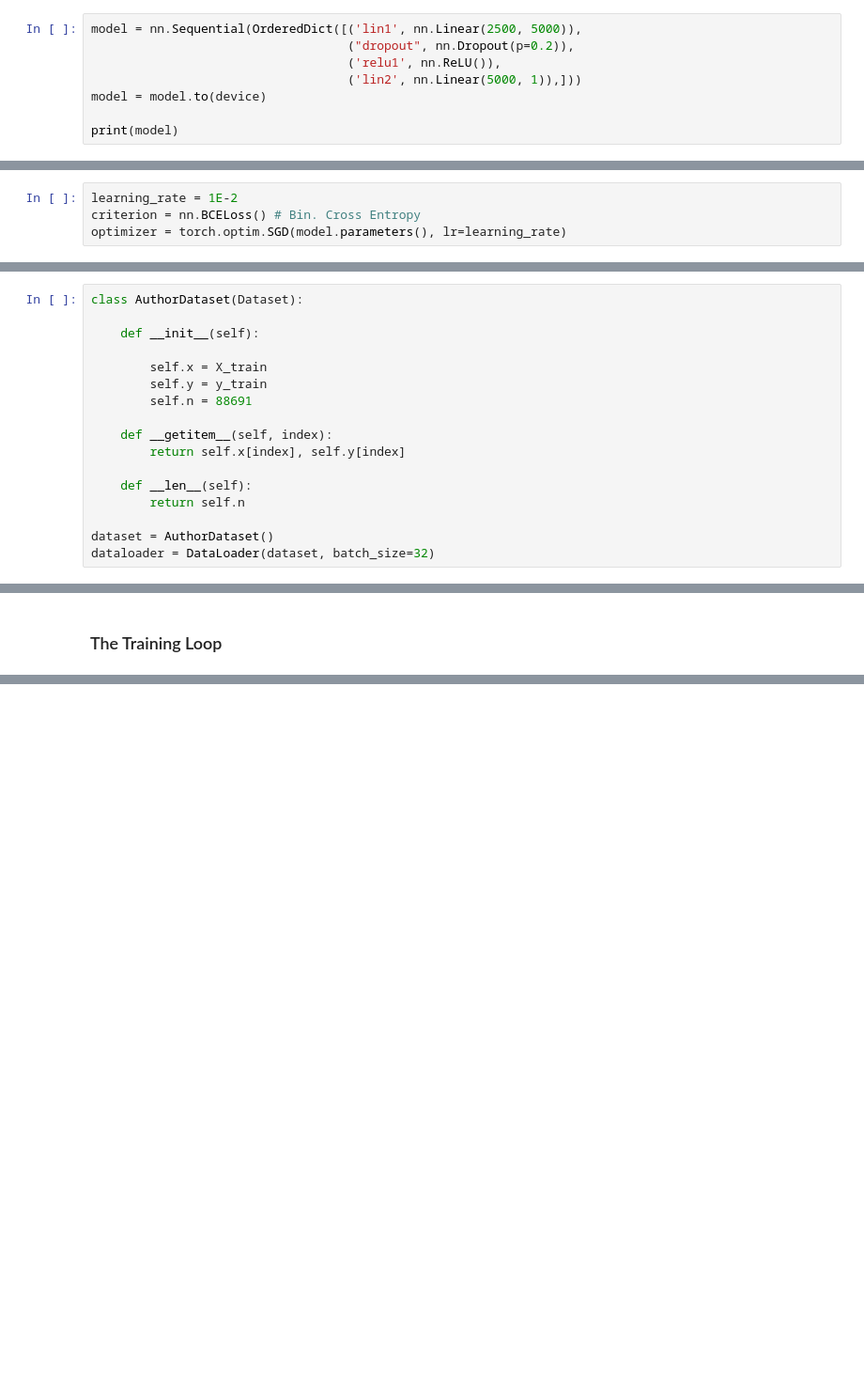
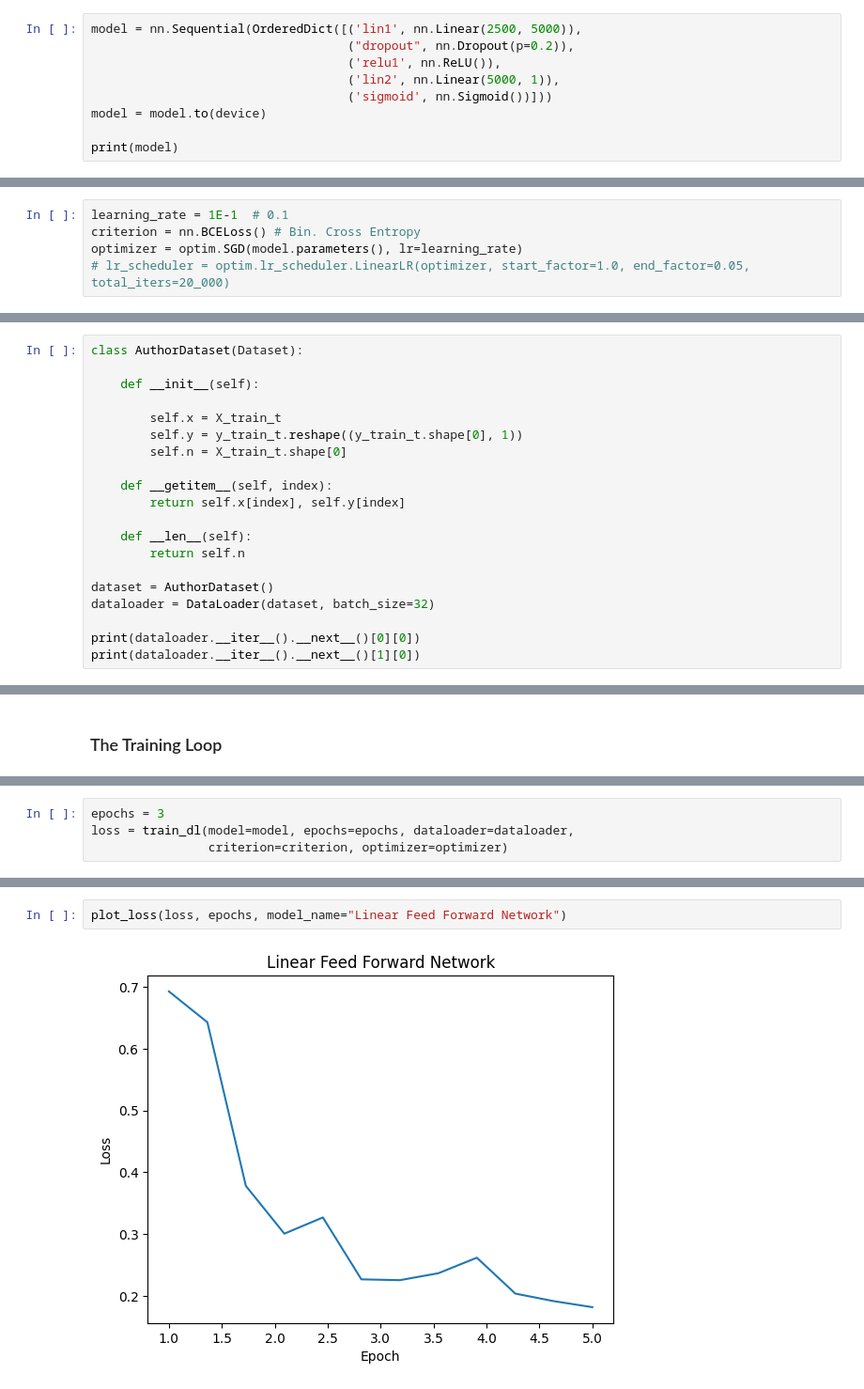
Before and after one commit to AlejandroCiuba/PyLing, a Jupyter notebook: classifiers.ipynb, the cells around one changed output, grey strips where cells are left out. Shown: that part at 94% size. Cells and saved outputs as stored; diff of their text form; blank space fills up the shorter version.

```diff
--- a/classifiers.ipynb
+++ b/classifiers.ipynb
@@ -580,7 +618,8 @@ This is the easiest way to make a simple deep learning model consistent of nothi
 model = nn.Sequential(OrderedDict([('lin1', nn.Linear(2500, 5000)),
                                    ("dropout", nn.Dropout(p=0.2)),
                                    ('relu1', nn.ReLU()),
-                                   ('lin2', nn.Linear(5000, 1)),]))
+                                   ('lin2', nn.Linear(5000, 1)),
+                                   ('sigmoid', nn.Sigmoid())]))
 model = model.to(device)
 
 print(model)
@@ -598,7 +638,8 @@ We need a way to measure how off our model is from the actual output, the **loss
 # %%
-learning_rate = 1E-2
+learning_rate = 1E-1  # 0.1
 criterion = nn.BCELoss() # Bin. Cross Entropy
-optimizer = torch.optim.SGD(model.parameters(), lr=learning_rate)
+optimizer = optim.SGD(model.parameters(), lr=learning_rate)
+# lr_scheduler = optim.lr_scheduler.LinearLR(optimizer, start_factor=1.0, end_factor=0.05, total_iters=20_000)
 # %% [markdown]
 ### Training
 
@@ -612,9 +653,9 @@ class AuthorDataset(Dataset):
 
     def __init__(self):
 
-        self.x = X_train
-        self.y = y_train
-        self.n = 88691
+        self.x = X_train_t
+        self.y = y_train_t.reshape((y_train_t.shape[0], 1))
+        self.n = X_train_t.shape[0]
 
     def __getitem__(self, index):
         return self.x[index], self.y[index]
@@ -624,3 +665,6 @@ class AuthorDataset(Dataset):
 
 dataset = AuthorDataset()
 dataloader = DataLoader(dataset, batch_size=32)
+
+print(dataloader.__iter__().__next__()[0][0])
+print(dataloader.__iter__().__next__()[1][0])
@@ -652,0 +676,4 @@ TypeError: default_collate: batch must contain tensors, numpy arrays, numbers, d
+# %%
+epochs = 3
+loss = train_dl(model=model, epochs=epochs, dataloader=dataloader,
+                criterion=criterion, optimizer=optimizer)
@@ -652,0 +694,4 @@ TypeError: default_collate: batch must contain tensors, numpy arrays, numbers, d
+# %%
+plot_loss(loss, epochs, model_name="Linear Feed Forward Network")
+# %% [output]
+[figure, added]
```
Also changed, not shown: parts of 52 cells of this notebook.
